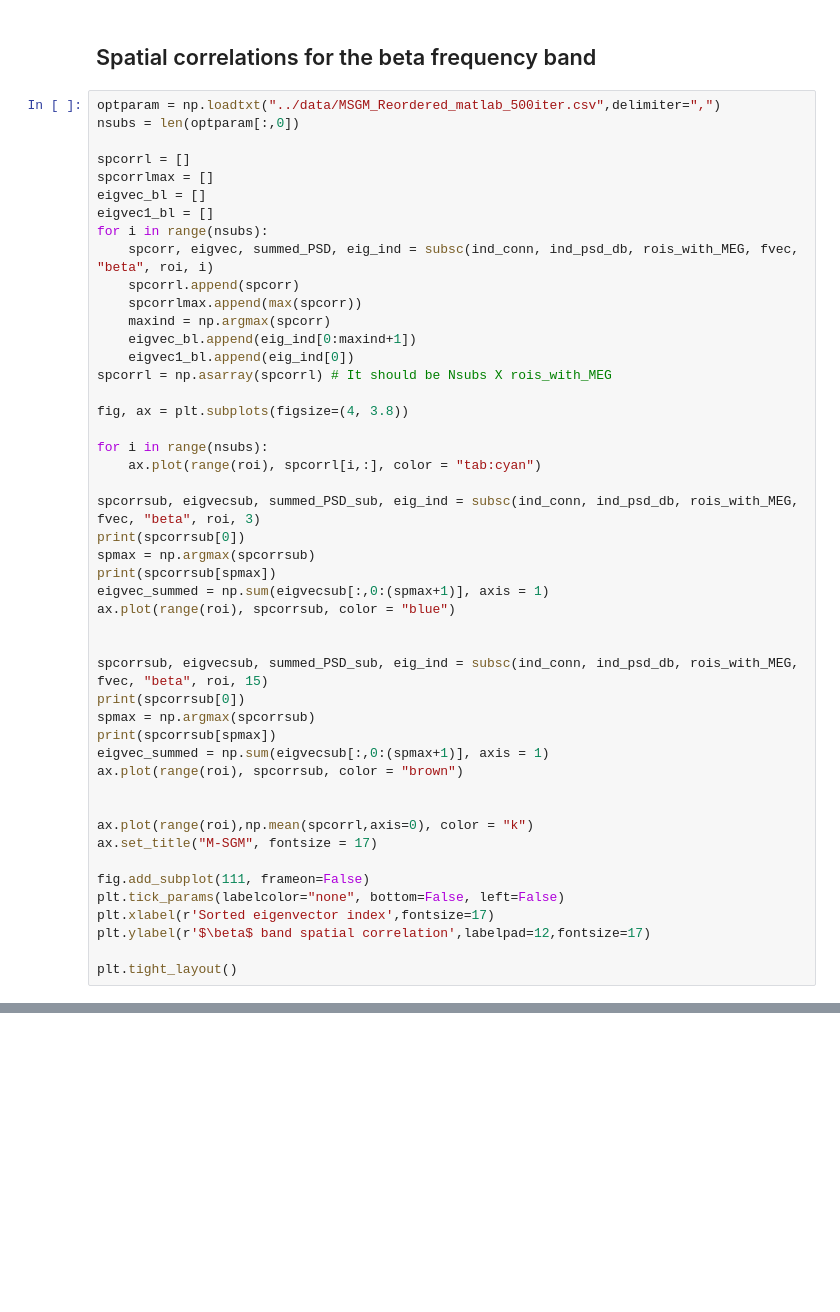
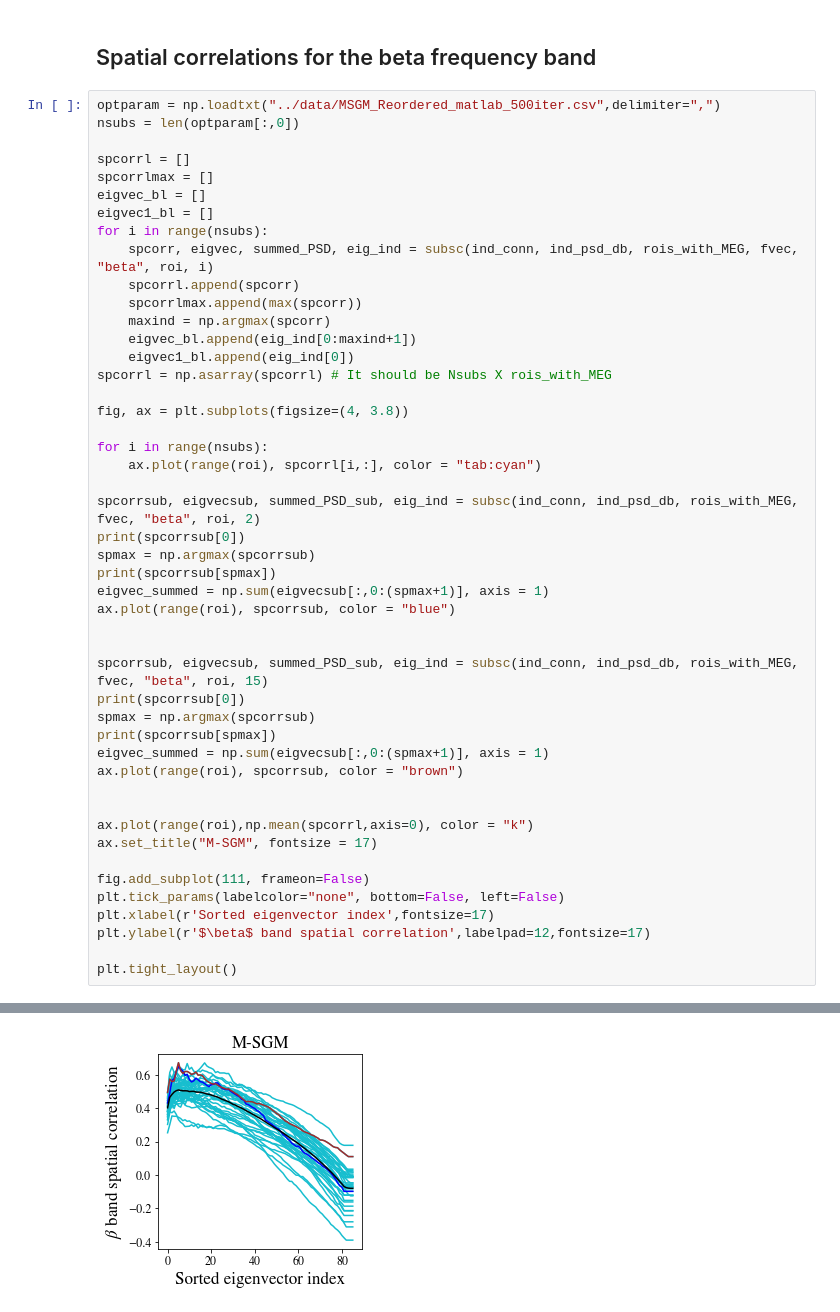
Before and after one commit to Spearmint1080/spectrome-stability, a Jupyter notebook: spectrome/notebooks/spatialcorrelation.ipynb, the cells around one changed output, grey strips where cells are left out. Drawn from its saved outputs; the diff is of its cells as text; blank space fills up the shorter version.

```diff
--- a/spectrome/notebooks/spatialcorrelation.ipynb
+++ b/spectrome/notebooks/spatialcorrelation.ipynb
@@ -168,7 +180,7 @@ fig, ax = plt.subplots(figsize=(4, 3.8))
 for i in range(nsubs):
     ax.plot(range(roi), spcorrl[i,:], color = "tab:cyan")
 
-spcorrsub, eigvecsub, summed_PSD_sub, eig_ind = subsc(ind_conn, ind_psd_db, rois_with_MEG, fvec, "beta", roi, 3)
+spcorrsub, eigvecsub, summed_PSD_sub, eig_ind = subsc(ind_conn, ind_psd_db, rois_with_MEG, fvec, "beta", roi, 2)
 print(spcorrsub[0])
 spmax = np.argmax(spcorrsub)
 print(spcorrsub[spmax])
@@ -193,3 +205,4 @@ plt.xlabel(r'Sorted eigenvector index',fontsize=17)
 plt.ylabel(r'$\beta$ band spatial correlation',labelpad=12,fontsize=17)
 
 plt.tight_layout()
+# %% [output]
@@ -196,3 +213,4 @@ plt.tight_layout()
+[figure, added]
 # %%
 plt.hist(list(np.concatenate(eigvec_bl).flat), density=True);
 plt.title(r'$\beta$ band top eigenmodes',fontsize=17)
```
Also changed, not shown: parts of 6 cells of this notebook, 15 other files.
